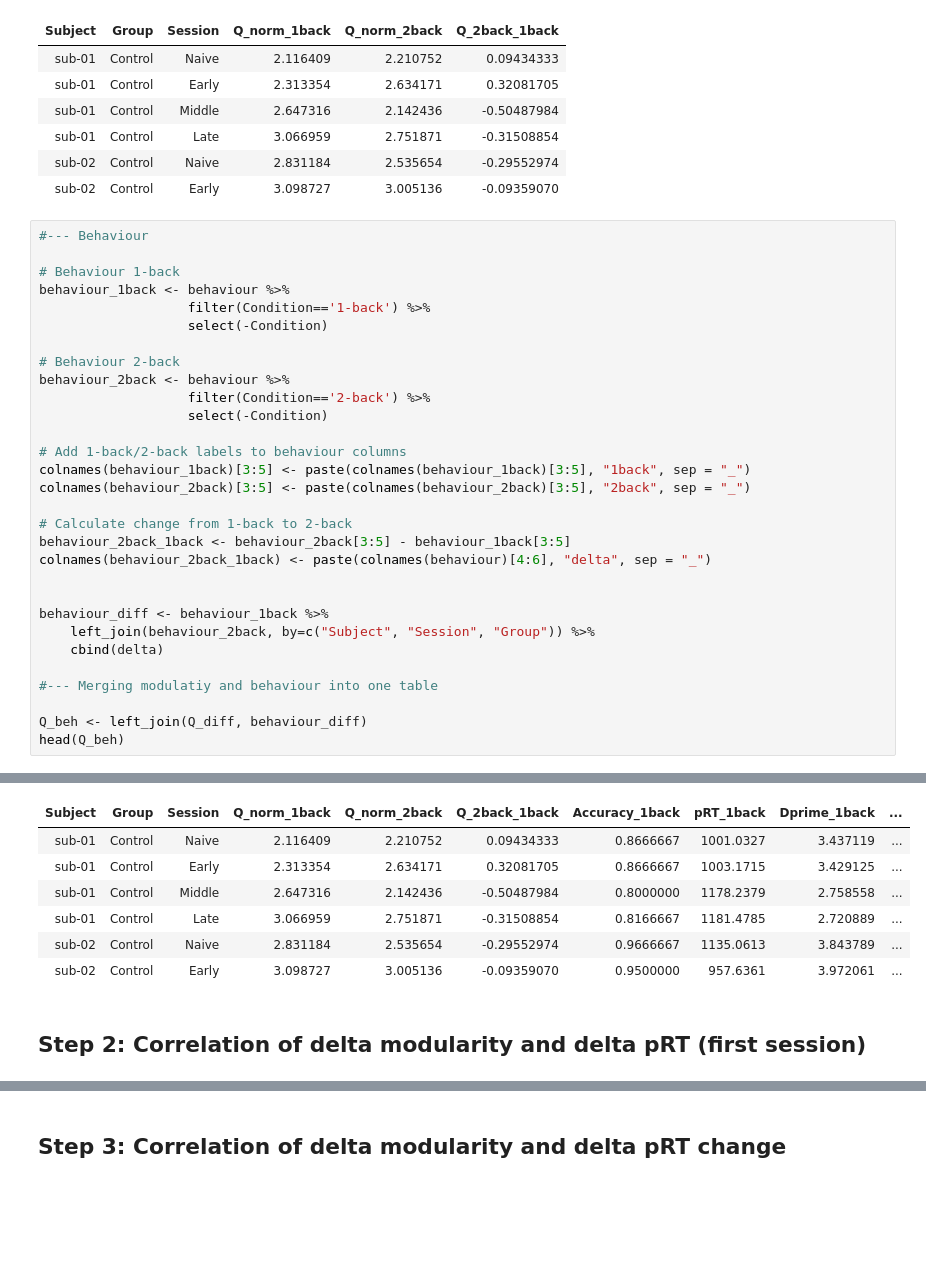
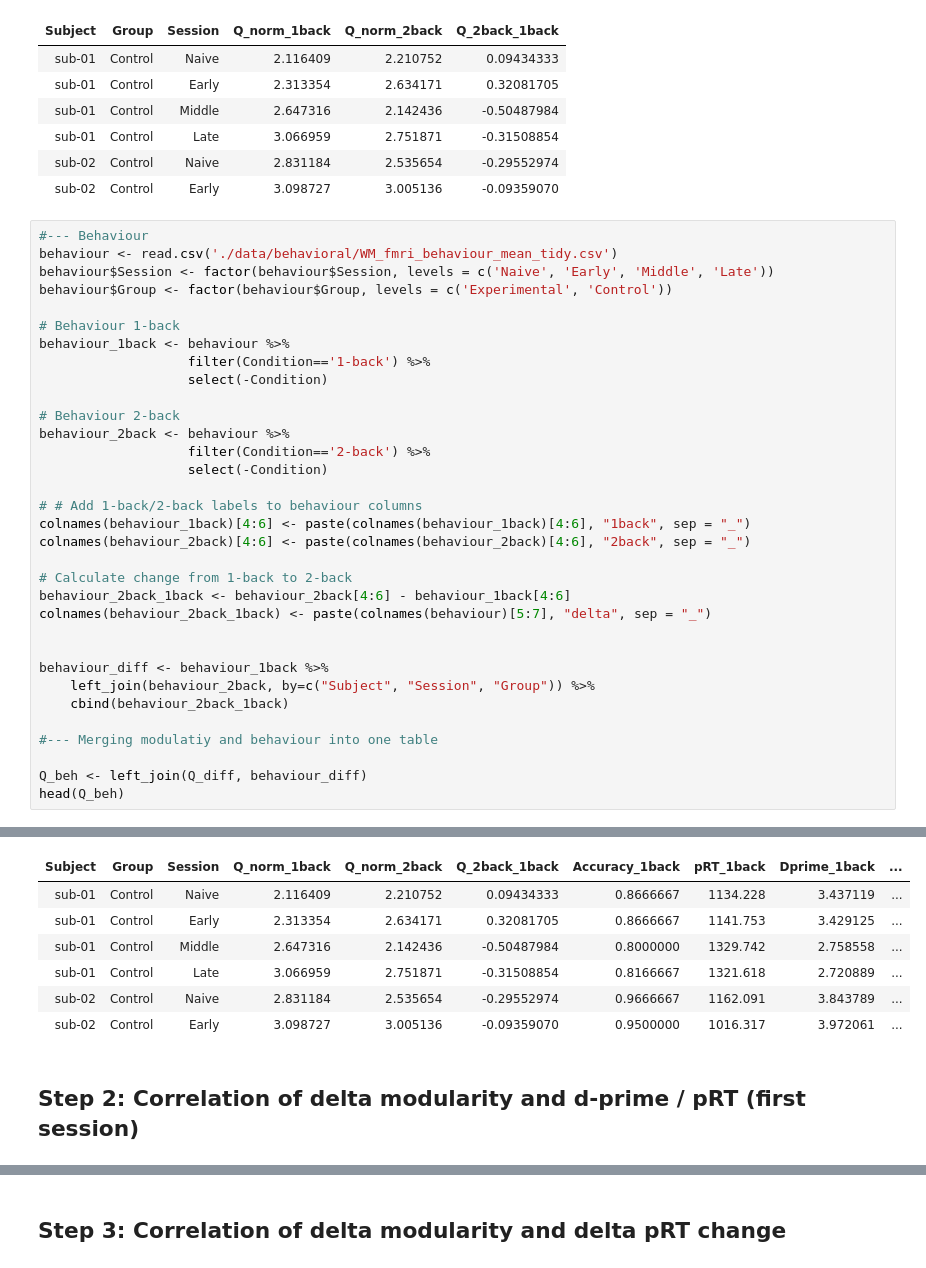
Before and after one commit to kfinc/wm-training-modularity, a Jupyter notebook: 03-static_FC_analyses/04-modularity-behaviour_stats.ipynb, the cells around one changed output, grey strips where cells are left out. Drawn from its saved outputs; the diff is of its cells as text; blank space fills up the shorter version.

```diff
--- a/03-static_FC_analyses/04-modularity-behaviour_stats.ipynb
+++ b/03-static_FC_analyses/04-modularity-behaviour_stats.ipynb
@@ -85,6 +103,9 @@ Joining, by = c("Subject", "Group", "Session")
 | sub-02 | Control | Early | 3.098727 | 3.005136 | -0.09359070 |
 # %%
 #--- Behaviour
+behaviour <- read.csv('./data/behavioral/WM_fmri_behaviour_mean_tidy.csv')
+behaviour$Session <- factor(behaviour$Session, levels = c('Naive', 'Early', 'Middle', 'Late'))
+behaviour$Group <- factor(behaviour$Group, levels = c('Experimental', 'Control'))
 
 # Behaviour 1-back
 behaviour_1back <- behaviour %>%
@@ -96,18 +117,18 @@ behaviour_2back <- behaviour %>%
                    filter(Condition=='2-back') %>%
                    select(-Condition)
 
-# Add 1-back/2-back labels to behaviour columns
-colnames(behaviour_1back)[3:5] <- paste(colnames(behaviour_1back)[3:5], "1back", sep = "_")
-colnames(behaviour_2back)[3:5] <- paste(colnames(behaviour_2back)[3:5], "2back", sep = "_")
+# # Add 1-back/2-back labels to behaviour columns
+colnames(behaviour_1back)[4:6] <- paste(colnames(behaviour_1back)[4:6], "1back", sep = "_")
+colnames(behaviour_2back)[4:6] <- paste(colnames(behaviour_2back)[4:6], "2back", sep = "_")
 
 # Calculate change from 1-back to 2-back
-behaviour_2back_1back <- behaviour_2back[3:5] - behaviour_1back[3:5]
-colnames(behaviour_2back_1back) <- paste(colnames(behaviour)[4:6], "delta", sep = "_")
+behaviour_2back_1back <- behaviour_2back[4:6] - behaviour_1back[4:6]
+colnames(behaviour_2back_1back) <- paste(colnames(behaviour)[5:7], "delta", sep = "_")
 
 
 behaviour_diff <- behaviour_1back %>%
     left_join(behaviour_2back, by=c("Subject", "Session", "Group")) %>%
-    cbind(delta)
+    cbind(behaviour_2back_1back)
 
 #--- Merging modulatiy and behaviour into one table
 
@@ -121,11 +139,11 @@ Warning message:
 | Subject | Group | Session | Q_norm_1back | Q_norm_2back | Q_2back_1back | Accuracy_1back | pRT_1back | Dprime_1back | ... |
-| sub-01 | Control | Naive | 2.116409 | 2.210752 | 0.09434333 | 0.8666667 | 1001.0327 | 3.437119 | ... |
-| sub-01 | Control | Early | 2.313354 | 2.634171 | 0.32081705 | 0.8666667 | 1003.1715 | 3.429125 | ... |
-| sub-01 | Control | Middle | 2.647316 | 2.142436 | -0.50487984 | 0.8000000 | 1178.2379 | 2.758558 | ... |
-| sub-01 | Control | Late | 3.066959 | 2.751871 | -0.31508854 | 0.8166667 | 1181.4785 | 2.720889 | ... |
-| sub-02 | Control | Naive | 2.831184 | 2.535654 | -0.29552974 | 0.9666667 | 1135.0613 | 3.843789 | ... |
-| sub-02 | Control | Early | 3.098727 | 3.005136 | -0.09359070 | 0.9500000 | 957.6361 | 3.972061 | ... |
+| sub-01 | Control | Naive | 2.116409 | 2.210752 | 0.09434333 | 0.8666667 | 1134.228 | 3.437119 | ... |
+| sub-01 | Control | Early | 2.313354 | 2.634171 | 0.32081705 | 0.8666667 | 1141.753 | 3.429125 | ... |
+| sub-01 | Control | Middle | 2.647316 | 2.142436 | -0.50487984 | 0.8000000 | 1329.742 | 2.758558 | ... |
+| sub-01 | Control | Late | 3.066959 | 2.751871 | -0.31508854 | 0.8166667 | 1321.618 | 2.720889 | ... |
+| sub-02 | Control | Naive | 2.831184 | 2.535654 | -0.29552974 | 0.9666667 | 1162.091 | 3.843789 | ... |
+| sub-02 | Control | Early | 3.098727 | 3.005136 | -0.09359070 | 0.9500000 | 1016.317 | 3.972061 | ... |
 # %% [markdown]
-Step 2: Correlation of delta modularity and delta pRT (first session)
+Step 2: Correlation of delta modularity and d-prime / pRT (first session)
 -----------------------
 # %%
```
Also changed, not shown: parts of 11 cells of this notebook, 1 other file.
